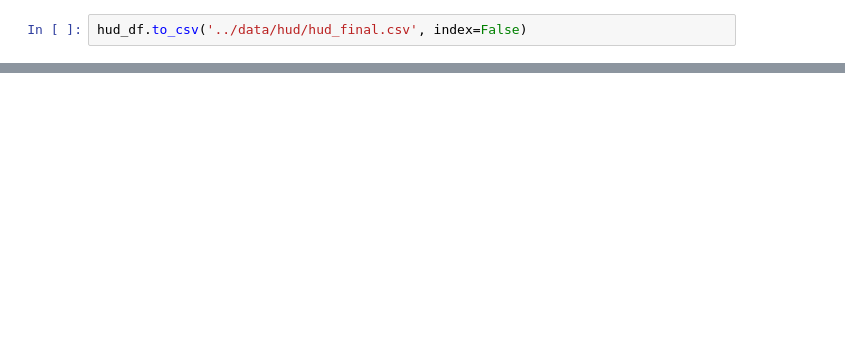
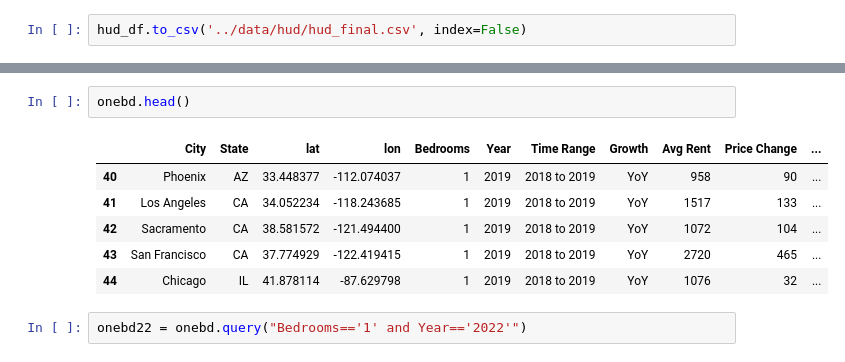
Before and after one commit to Keren-Neeq/DS4A-Team1, a Jupyter notebook: notebooks/hud_preprocessing.ipynb, the cells around one changed output, grey strips where cells are left out. Drawn from its saved outputs; the diff is of its cells as text; blank space fills up the shorter version.

```diff
--- a/notebooks/hud_preprocessing.ipynb
+++ b/notebooks/hud_preprocessing.ipynb
@@ -295,0 +316,11 @@ hud_df.to_csv('../data/hud/hud_final.csv', index=False)
+# %%
+onebd.head()
+# %% [output]
+|  | City | State | lat | lon | Bedrooms | Year | Time Range | Growth | Avg Rent | Price Change | ... |
+| 40 | Phoenix | AZ | 33.448377 | -112.074037 | 1 | 2019 | 2018 to 2019 | YoY | 958 | 90 | ... |
+| 41 | Los Angeles | CA | 34.052234 | -118.243685 | 1 | 2019 | 2018 to 2019 | YoY | 1517 | 133 | ... |
+| 42 | Sacramento | CA | 38.581572 | -121.494400 | 1 | 2019 | 2018 to 2019 | YoY | 1072 | 104 | ... |
+| 43 | San Francisco | CA | 37.774929 | -122.419415 | 1 | 2019 | 2018 to 2019 | YoY | 2720 | 465 | ... |
+| 44 | Chicago | IL | 41.878114 | -87.629798 | 1 | 2019 | 2018 to 2019 | YoY | 1076 | 32 | ... |
+# %%
+onebd22 = onebd.query("Bedrooms=='1' and Year=='2022'")
```
Also changed, not shown: parts of 22 cells of this notebook, 3 other files.
